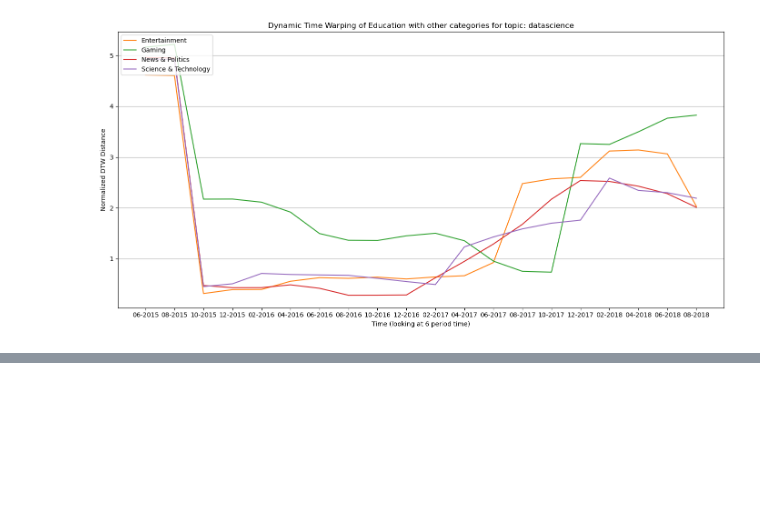
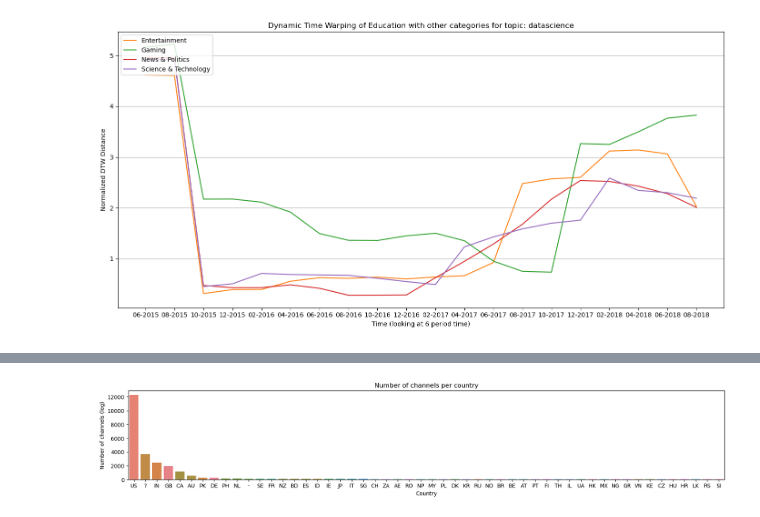
Before and after one commit to epfl-ada/ada-2024-project-sickada, a Jupyter notebook: results.ipynb, the cells around one changed output, grey strips where cells are left out. Drawn from its saved outputs; the diff is of its cells as text; code cells hidden in the pictures; blank space fills up the shorter version.

```diff
--- a/results.ipynb
+++ b/results.ipynb
@@ -1478,0 +1495,22 @@ for topic in topics:
+# %%
+countries = pd.read_csv(op.join(path_deriv, 'countries.csv'), index_col=0, dtype={'country': str, 'channel_id': str})
+filter = 20
+value_countss = countries['country'].value_counts()
+countries['country'] = countries['country'].apply(lambda x: 'Other' if type(x) == str and value_countss[x] < filter  else x)
+countries = countries[countries.country != 'Other']
+
+# deleted and no_rec we dont have information so question mark
+countries[countries.country == 'deleted'] = '?'
+countries[countries.country == 'no_country'] = '-'
+countries[countries.country == 'no_rec'] = '?'
+countries.country = countries.country.fillna('?') # just in case
+
+fig, ax = plt.subplots(figsize=(20, 3))
+sns.countplot(x='country', data=countries, order = countries['country'].value_counts(dropna=False).index, hue = 'country', ax=ax)
+ax.set_title('Number of channels per country')
+ax.set_xlabel('Country')
+ax.set_ylabel('Number of channels (log)')
+#ax.legend_.remove()
+plt.show()
+# %% [output]
+[figure, added]
```
Also changed, not shown: parts of 12 cells of this notebook.
